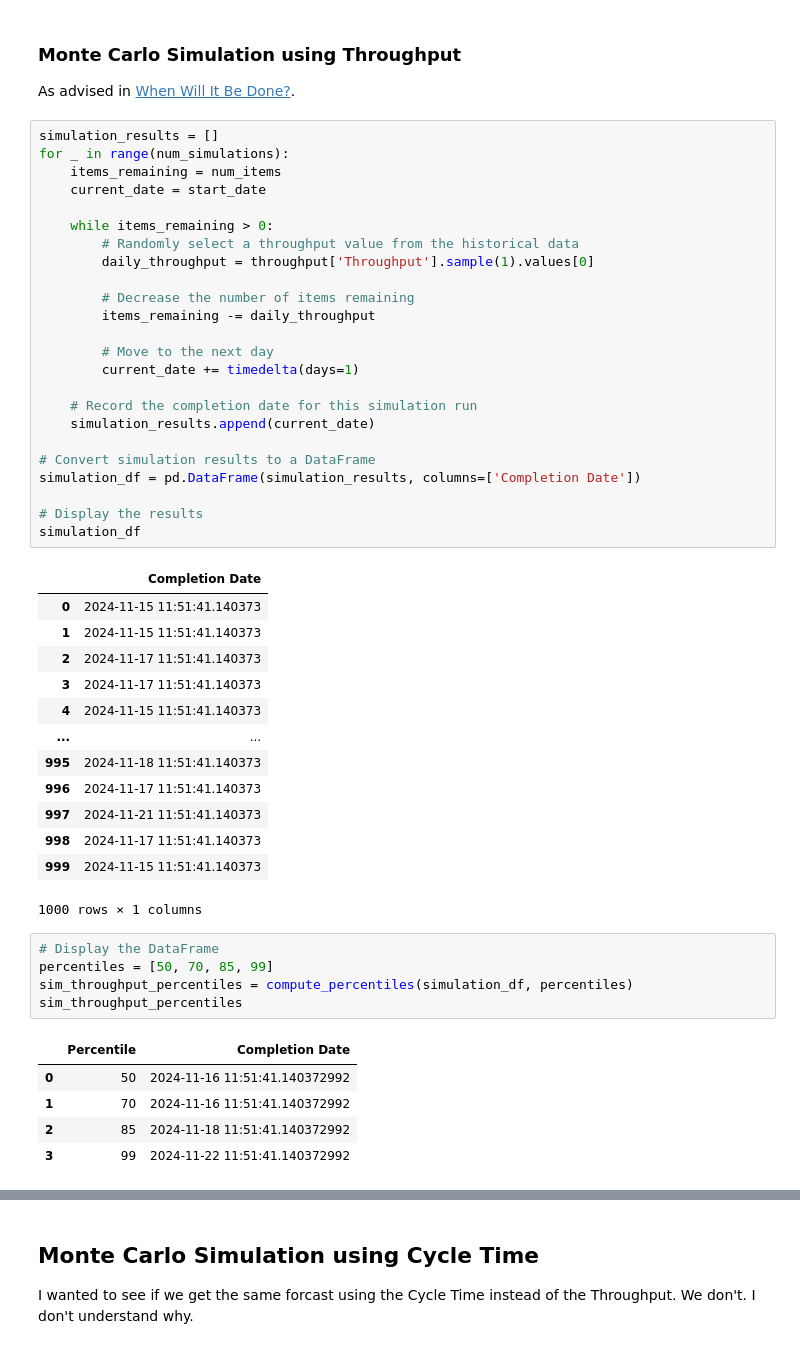
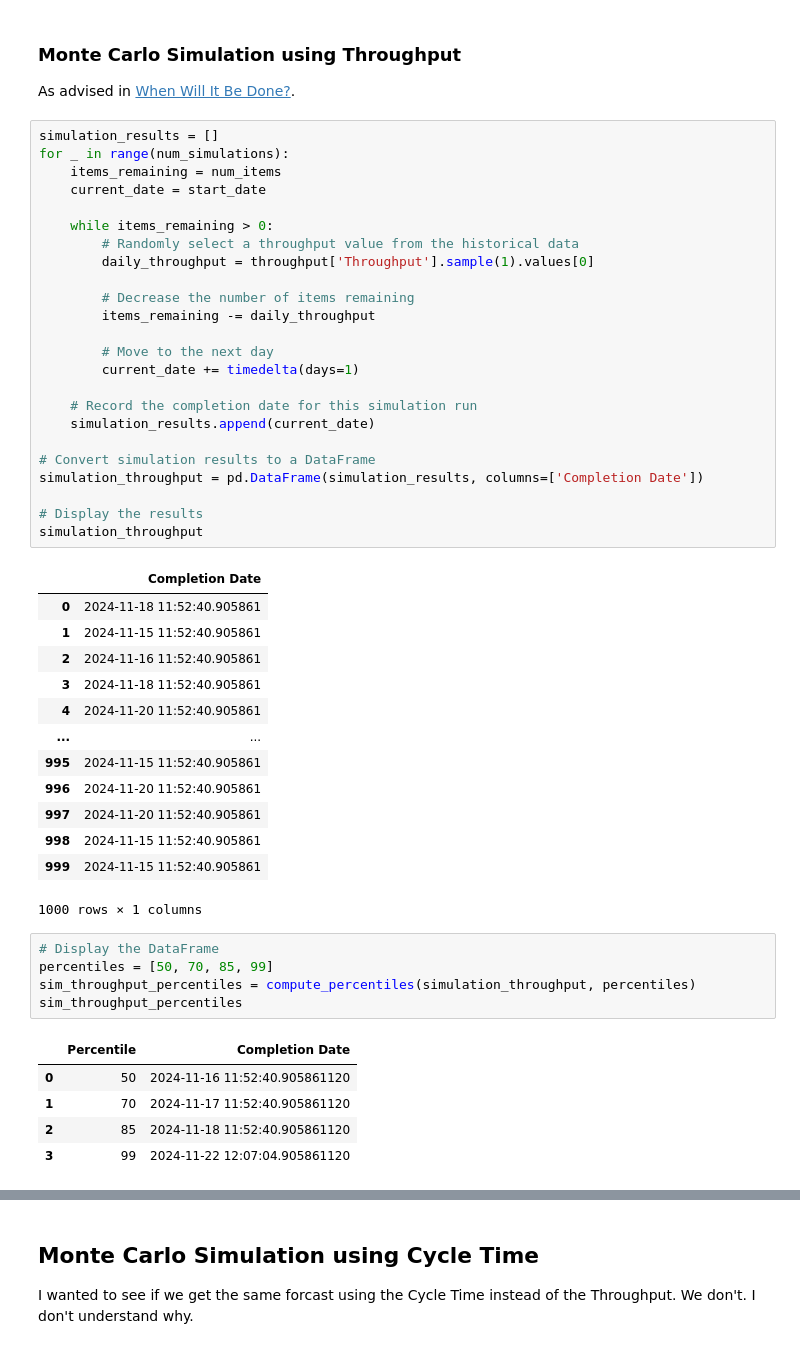
Before and after one commit to SelrahcD/monte-carlo-forecasting-notebook, a Jupyter notebook: forecasting.ipynb, the cells around one changed output, grey strips where cells are left out. Drawn from its saved outputs; the diff is of its cells as text.

```diff
--- a/forecasting.ipynb
+++ b/forecasting.ipynb
@@ -164,52 +164,52 @@ As advised in [When Will It Be Done?](https://leanpub.com/whenwillitbedone).
 # %%
 simulation_results = []
 for _ in range(num_simulations):
     items_remaining = num_items
     current_date = start_date
 
     while items_remaining > 0:
         # Randomly select a throughput value from the historical data
         daily_throughput = throughput['Throughput'].sample(1).values[0]
 
         # Decrease the number of items remaining
         items_remaining -= daily_throughput
 
         # Move to the next day
         current_date += timedelta(days=1)
 
     # Record the completion date for this simulation run
     simulation_results.append(current_date)
 
 # Convert simulation results to a DataFrame
-simulation_df = pd.DataFrame(simulation_results, columns=['Completion Date'])
+simulation_throughput = pd.DataFrame(simulation_results, columns=['Completion Date'])
 
 # Display the results
-simulation_df
+simulation_throughput
 # %% [output]
 |  | Completion Date |
-| 0 | 2024-11-15 11:51:41.140373 |
-| 1 | 2024-11-15 11:51:41.140373 |
-| 2 | 2024-11-17 11:51:41.140373 |
-| 3 | 2024-11-17 11:51:41.140373 |
-| 4 | 2024-11-15 11:51:41.140373 |
+| 0 | 2024-11-18 11:52:40.905861 |
+| 1 | 2024-11-15 11:52:40.905861 |
+| 2 | 2024-11-16 11:52:40.905861 |
+| 3 | 2024-11-18 11:52:40.905861 |
+| 4 | 2024-11-20 11:52:40.905861 |
 | ... | ... |
-| 995 | 2024-11-18 11:51:41.140373 |
-| 996 | 2024-11-17 11:51:41.140373 |
-| 997 | 2024-11-21 11:51:41.140373 |
-| 998 | 2024-11-17 11:51:41.140373 |
-| 999 | 2024-11-15 11:51:41.140373 |
+| 995 | 2024-11-15 11:52:40.905861 |
+| 996 | 2024-11-20 11:52:40.905861 |
+| 997 | 2024-11-20 11:52:40.905861 |
+| 998 | 2024-11-15 11:52:40.905861 |
+| 999 | 2024-11-15 11:52:40.905861 |
 1000 rows × 1 columns
 # %%
 # Display the DataFrame
 percentiles = [50, 70, 85, 99]
-sim_throughput_percentiles = compute_percentiles(simulation_df, percentiles)
+sim_throughput_percentiles = compute_percentiles(simulation_throughput, percentiles)
 sim_throughput_percentiles
 # %% [output]
 |  | Percentile | Completion Date |
-| 0 | 50 | 2024-11-16 11:51:41.140372992 |
-| 1 | 70 | 2024-11-16 11:51:41.140372992 |
-| 2 | 85 | 2024-11-18 11:51:41.140372992 |
-| 3 | 99 | 2024-11-22 11:51:41.140372992 |
+| 0 | 50 | 2024-11-16 11:52:40.905861120 |
+| 1 | 70 | 2024-11-17 11:52:40.905861120 |
+| 2 | 85 | 2024-11-18 11:52:40.905861120 |
+| 3 | 99 | 2024-11-22 12:07:04.905861120 |
 # %%
 # Plot histogram of completion dates
 plt.figure(figsize=(10, 6))
```
Also changed, not shown: parts of 5 cells of this notebook.
